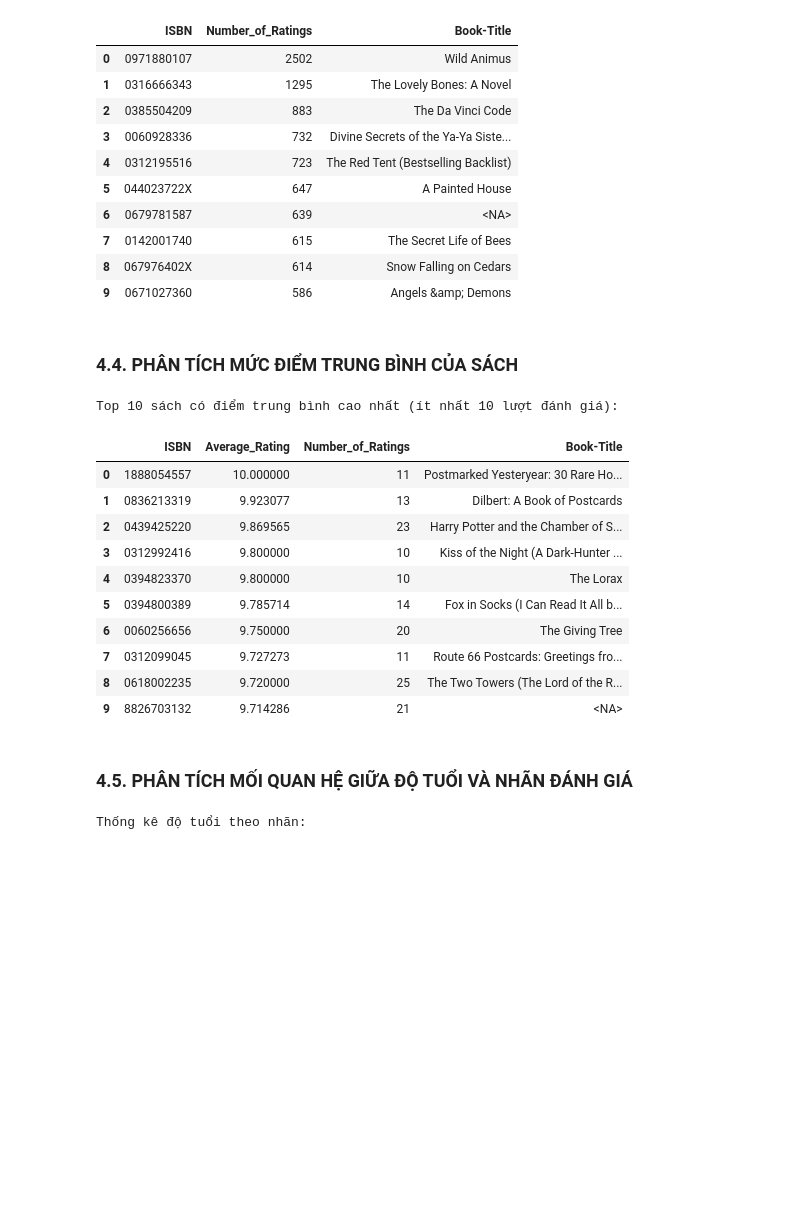
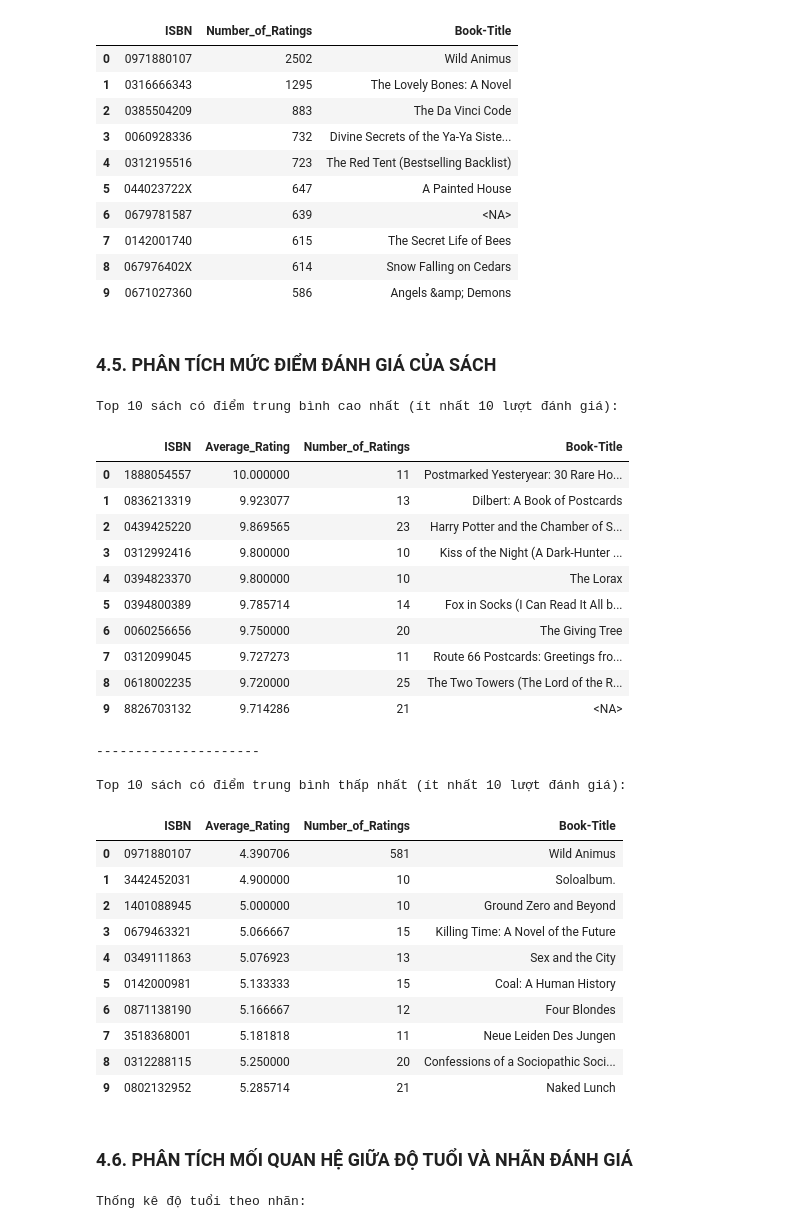
Before and after one commit to Bluenip/Data_analyst_python_midterm_project, a Jupyter notebook: mid_term_code.ipynb, the cells around one changed output. Saved outputs shown, nothing was run; the diff lists cells and outputs as text; code cells hidden in the pictures; blank space fills up the shorter version.

```diff
--- a/mid_term_code.ipynb
+++ b/mid_term_code.ipynb
@@ -413,40 +413,61 @@ Top 10 sách có nhiều lượt đánh giá nhất:
 | 8 | 067976402X | 614 | Snow Falling on Cedars |
 | 9 | 0671027360 | 586 | Angels &amp; Demons |
 # %% [markdown]
-### 4.4. PHÂN TÍCH MỨC ĐIỂM TRUNG BÌNH CỦA SÁCH
+### 4.5. PHÂN TÍCH MỨC ĐIỂM ĐÁNH GIÁ CỦA SÁCH
 # %%
 # Chỉ lấy những lượt đánh giá từ 1 đến 10.
 # Điểm 0 không được đưa vào phép tính điểm trung bình.
 explicit_rating_data = ratings_clean.loc[ratings_clean["Book-Rating"].between(1, 10)].copy()
 # Tính điểm trung bình và số lượt đánh giá cho từng ISBN.
 book_rating_summary = (explicit_rating_data.groupby("ISBN")["Book-Rating"].agg(["mean", "count"]).reset_index())
 # Đổi tên cột để kết quả dễ đọc hơn.
 book_rating_summary.columns = ["ISBN","Average_Rating","Number_of_Ratings"]
 # Chỉ xét sách có ít nhất 10 lượt đánh giá để hạn chế
 # việc sách có quá ít lượt đánh giá đứng đầu do ngẫu nhiên.
 popular_books = book_rating_summary.loc[book_rating_summary["Number_of_Ratings"] >= 10].copy()
 # Sắp xếp theo điểm trung bình giảm dần và lấy 10 sách đầu tiên.
-top_10_average_books = popular_books.sort_values(by=["Average_Rating", "Number_of_Ratings"],ascending=[False, False]).head(10)
+top_10_best_books = popular_books.sort_values(by=["Average_Rating", "Number_of_Ratings"],ascending=[False, False]).head(10)
 # Bổ sung tên sách để dễ diễn giải kết quả.
-top_10_average_books = top_10_average_books.merge(book_titles,on="ISBN",how="left")
+top_10_best_books = top_10_best_books.merge(book_titles,on="ISBN",how="left")
+# Sắp xếp theo điểm trung bình giảm dần và lấy 10 sách đầu tiên.
+top_10_worst_books = popular_books.sort_values(by=["Average_Rating", "Number_of_Ratings"],ascending=[True, False]).head(10)
+# Bổ sung tên sách để dễ diễn giải kết quả.
+top_10_worst_books = top_10_worst_books.merge(book_titles,on="ISBN",how="left")
 # Hiển thị 10 sách có điểm trung bình cao nhất trong nhóm đủ lượt đánh giá.
 print("\nTop 10 sách có điểm trung bình cao nhất (ít nhất 10 lượt đánh giá):")
-display(top_10_average_books)
+display(top_10_best_books)
+print("---------------------")
+print("\nTop 10 sách có điểm trung bình thấp nhất (ít nhất 10 lượt đánh giá):")
+display(top_10_worst_books)
 # %% [output]
 Top 10 sách có điểm trung bình cao nhất (ít nhất 10 lượt đánh giá):
 |  | ISBN | Average_Rating | Number_of_Ratings | Book-Title |
 | 0 | 1888054557 | 10.000000 | 11 | Postmarked Yesteryear: 30 Rare Ho... |
 | 1 | 0836213319 | 9.923077 | 13 | Dilbert: A Book of Postcards |
 | 2 | 0439425220 | 9.869565 | 23 | Harry Potter and the Chamber of S... |
 | 3 | 0312992416 | 9.800000 | 10 | Kiss of the Night (A Dark-Hunter ... |
 | 4 | 0394823370 | 9.800000 | 10 | The Lorax |
 | 5 | 0394800389 | 9.785714 | 14 | Fox in Socks (I Can Read It All b... |
 | 6 | 0060256656 | 9.750000 | 20 | The Giving Tree |
 | 7 | 0312099045 | 9.727273 | 11 | Route 66 Postcards: Greetings fro... |
 | 8 | 0618002235 | 9.720000 | 25 | The Two Towers (The Lord of the R... |
 | 9 | 8826703132 | 9.714286 | 21 | <NA> |
+---------------------
+
+Top 10 sách có điểm trung bình thấp nhất (ít nhất 10 lượt đánh giá):
+|  | ISBN | Average_Rating | Number_of_Ratings | Book-Title |
+| 0 | 0971880107 | 4.390706 | 581 | Wild Animus |
+| 1 | 3442452031 | 4.900000 | 10 | Soloalbum. |
+| 2 | 1401088945 | 5.000000 | 10 | Ground Zero and Beyond |
+| 3 | 0679463321 | 5.066667 | 15 | Killing Time: A Novel of the Future |
+| 4 | 0349111863 | 5.076923 | 13 | Sex and the City |
+| 5 | 0142000981 | 5.133333 | 15 | Coal: A Human History |
+| 6 | 0871138190 | 5.166667 | 12 | Four Blondes |
+| 7 | 3518368001 | 5.181818 | 11 | Neue Leiden Des Jungen |
+| 8 | 0312288115 | 5.250000 | 20 | Confessions of a Sociopathic Soci... |
+| 9 | 0802132952 | 5.285714 | 21 | Naked Lunch |
 # %% [markdown]
-### 4.5. PHÂN TÍCH MỐI QUAN HỆ GIỮA ĐỘ TUỔI VÀ NHÃN ĐÁNH GIÁ
+### 4.6. PHÂN TÍCH MỐI QUAN HỆ GIỮA ĐỘ TUỔI VÀ NHÃN ĐÁNH GIÁ
 # %%
 # Tạo bản sao để không làm thay đổi classification_data hiện có.
 age_label_data = classification_data.copy()
```
Also changed, not shown: parts of 4 cells of this notebook.
